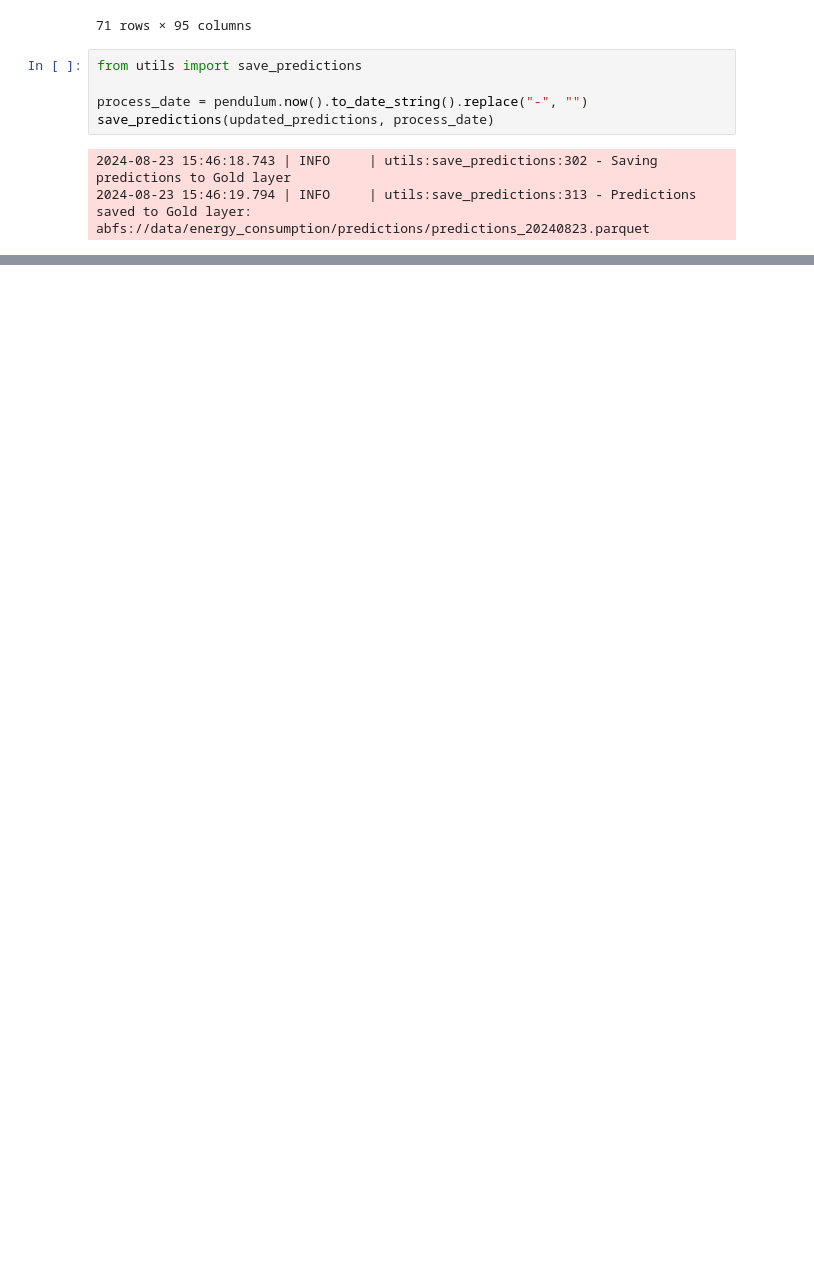
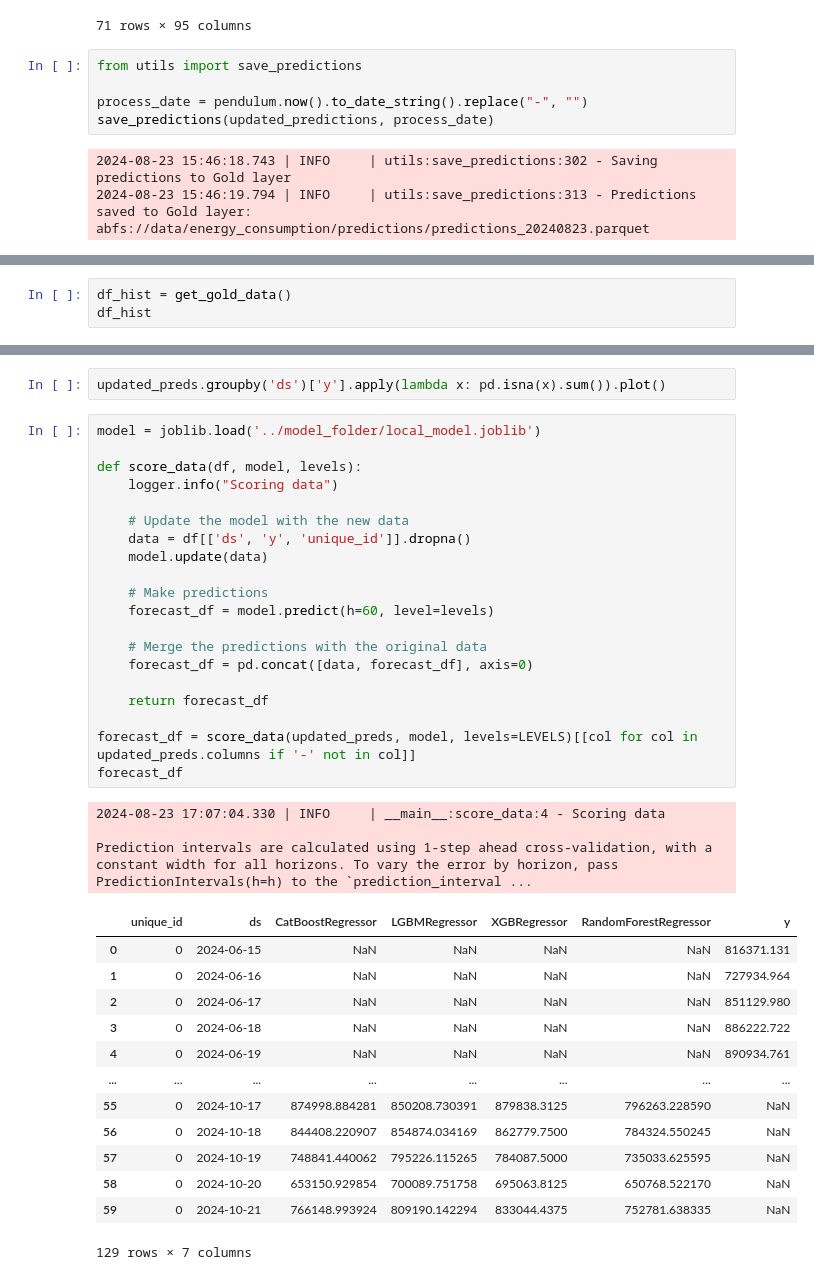
Before and after one commit to pedroachagas/energy_demand, a Jupyter notebook: notebooks/local_forecasting.ipynb, the cells around one changed output, grey strips where cells are left out. Drawn from its saved outputs; the diff is of its cells as text; blank space fills up the shorter version.

```diff
--- a/notebooks/local_forecasting.ipynb
+++ b/notebooks/local_forecasting.ipynb
@@ -284,0 +310,3 @@ save_predictions(updated_predictions, process_date)
+# %%
+df_hist = get_gold_data()
+df_hist
@@ -284,0 +349,39 @@ save_predictions(updated_predictions, process_date)
+# %%
+updated_preds.groupby('ds')['y'].apply(lambda x: pd.isna(x).sum()).plot()
+# %%
+model = joblib.load('../model_folder/local_model.joblib')
+
+def score_data(df, model, levels):
+    logger.info("Scoring data")
+
+    # Update the model with the new data
+    data = df[['ds', 'y', 'unique_id']].dropna()
+    model.update(data)
+
+    # Make predictions
+    forecast_df = model.predict(h=60, level=levels)
+
+    # Merge the predictions with the original data
+    forecast_df = pd.concat([data, forecast_df], axis=0)
+
+    return forecast_df
+
+forecast_df = score_data(updated_preds, model, levels=LEVELS)[[col for col in updated_preds.columns if '-' not in col]]
+forecast_df
+# %% [output]
+2024-08-23 17:07:04.330 | INFO     | __main__:score_data:4 - Scoring data
+
+Prediction intervals are calculated using 1-step ahead cross-validation, with a constant width for all horizons. To vary the error by horizon, pass PredictionIntervals(h=h) to the `prediction_interval ...
+|  | unique_id | ds | CatBoostRegressor | LGBMRegressor | XGBRegressor | RandomForestRegressor | y |
+| 0 | 0 | 2024-06-15 | NaN | NaN | NaN | NaN | 816371.131 |
+| 1 | 0 | 2024-06-16 | NaN | NaN | NaN | NaN | 727934.964 |
+| 2 | 0 | 2024-06-17 | NaN | NaN | NaN | NaN | 851129.980 |
+| 3 | 0 | 2024-06-18 | NaN | NaN | NaN | NaN | 886222.722 |
+| 4 | 0 | 2024-06-19 | NaN | NaN | NaN | NaN | 890934.761 |
+| ... | ... | ... | ... | ... | ... | ... | ... |
+| 55 | 0 | 2024-10-17 | 874998.884281 | 850208.730391 | 879838.3125 | 796263.228590 | NaN |
+| 56 | 0 | 2024-10-18 | 844408.220907 | 854874.034169 | 862779.7500 | 784324.550245 | NaN |
+| 57 | 0 | 2024-10-19 | 748841.440062 | 795226.115265 | 784087.5000 | 735033.625595 | NaN |
+| 58 | 0 | 2024-10-20 | 653150.929854 | 700089.751758 | 695063.8125 | 650768.522170 | NaN |
+| 59 | 0 | 2024-10-21 | 766148.993924 | 809190.142294 | 833044.4375 | 752781.638335 | NaN |
+129 rows × 7 columns
```
Also changed, not shown: parts of 12 cells of this notebook, 1 other file.
